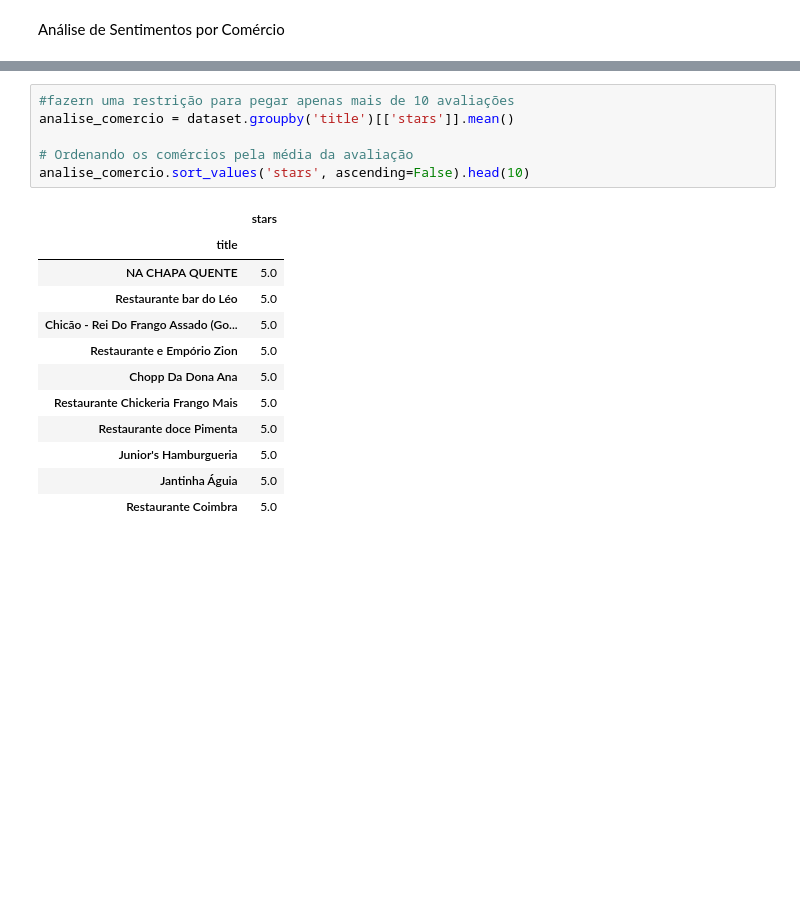
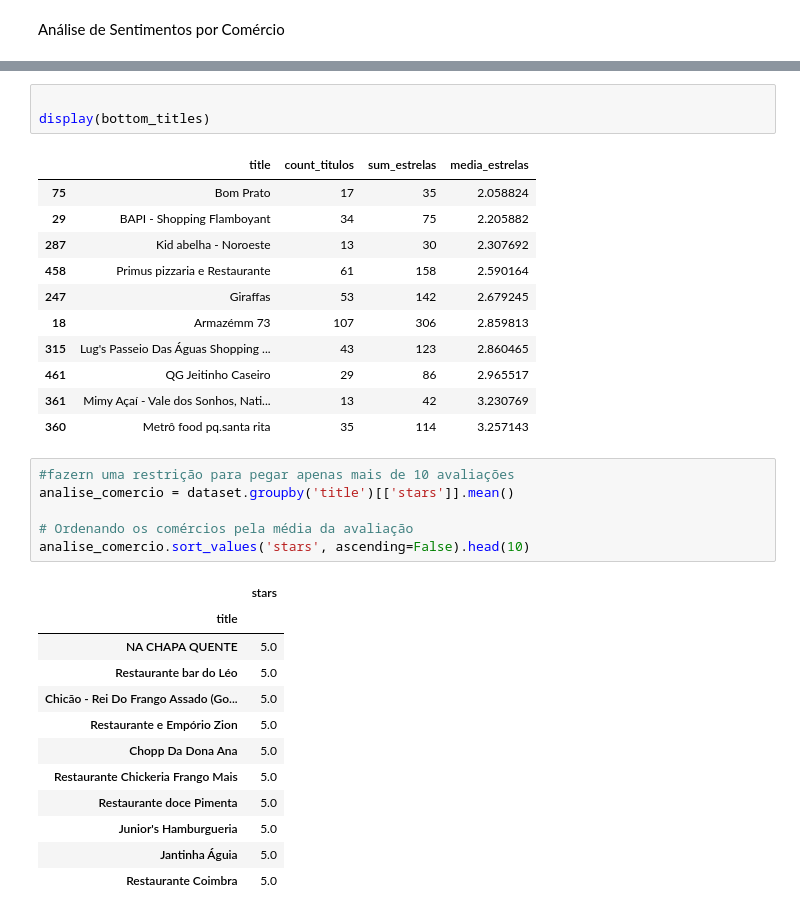
Before and after one commit to Marcos-VM-1708/PAD_JOB, a Jupyter notebook: Ask/AnalisesSentimento/AnaliseComercial.ipynb, the cells around one changed output, grey strips where cells are left out. Drawn from its saved outputs; the diff is of its cells as text; blank space fills up the shorter version.

```diff
--- a/Ask/AnalisesSentimento/AnaliseComercial.ipynb
+++ b/Ask/AnalisesSentimento/AnaliseComercial.ipynb
@@ -102,3 +115,18 @@ KeyError: 'titulos'
+# %%
+
+display(bottom_titles)
+# %% [output]
+|  | title | count_titulos | sum_estrelas | media_estrelas |
+| 75 | Bom Prato | 17 | 35 | 2.058824 |
+| 29 | BAPI - Shopping Flamboyant | 34 | 75 | 2.205882 |
+| 287 | Kid abelha - Noroeste | 13 | 30 | 2.307692 |
+| 458 | Primus pizzaria e Restaurante | 61 | 158 | 2.590164 |
+| 247 | Giraffas | 53 | 142 | 2.679245 |
+| 18 | Armazémm 73 | 107 | 306 | 2.859813 |
+| 315 | Lug's Passeio Das Águas Shopping ... | 43 | 123 | 2.860465 |
+| 461 | QG Jeitinho Caseiro | 29 | 86 | 2.965517 |
+| 361 | Mimy Açaí - Vale dos Sonhos, Nati... | 13 | 42 | 3.230769 |
+| 360 | Metrô food pq.santa rita | 35 | 114 | 3.257143 |
 # %%
 #fazern uma restrição para pegar apenas mais de 10 avaliações
 analise_comercio = dataset.groupby('title')[['stars']].mean()
```
Also changed, not shown: parts of 10 cells of this notebook, 4 other files.
